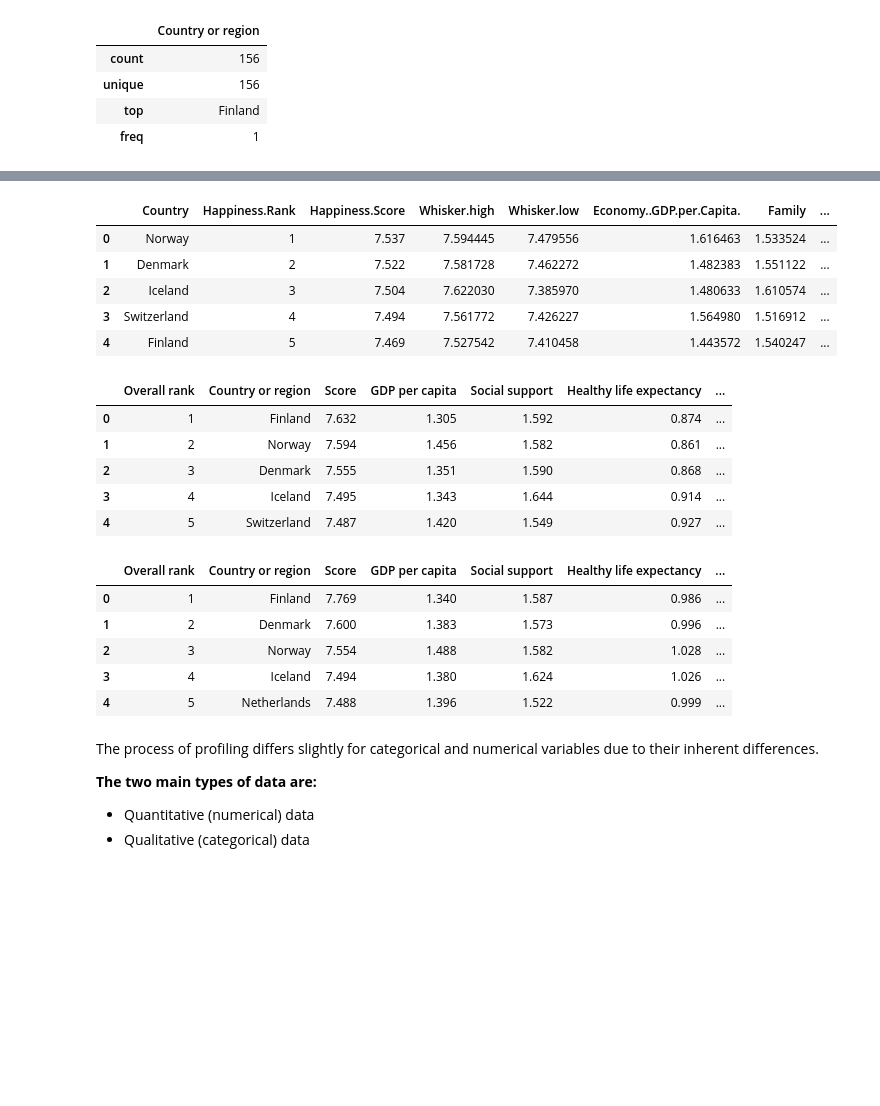
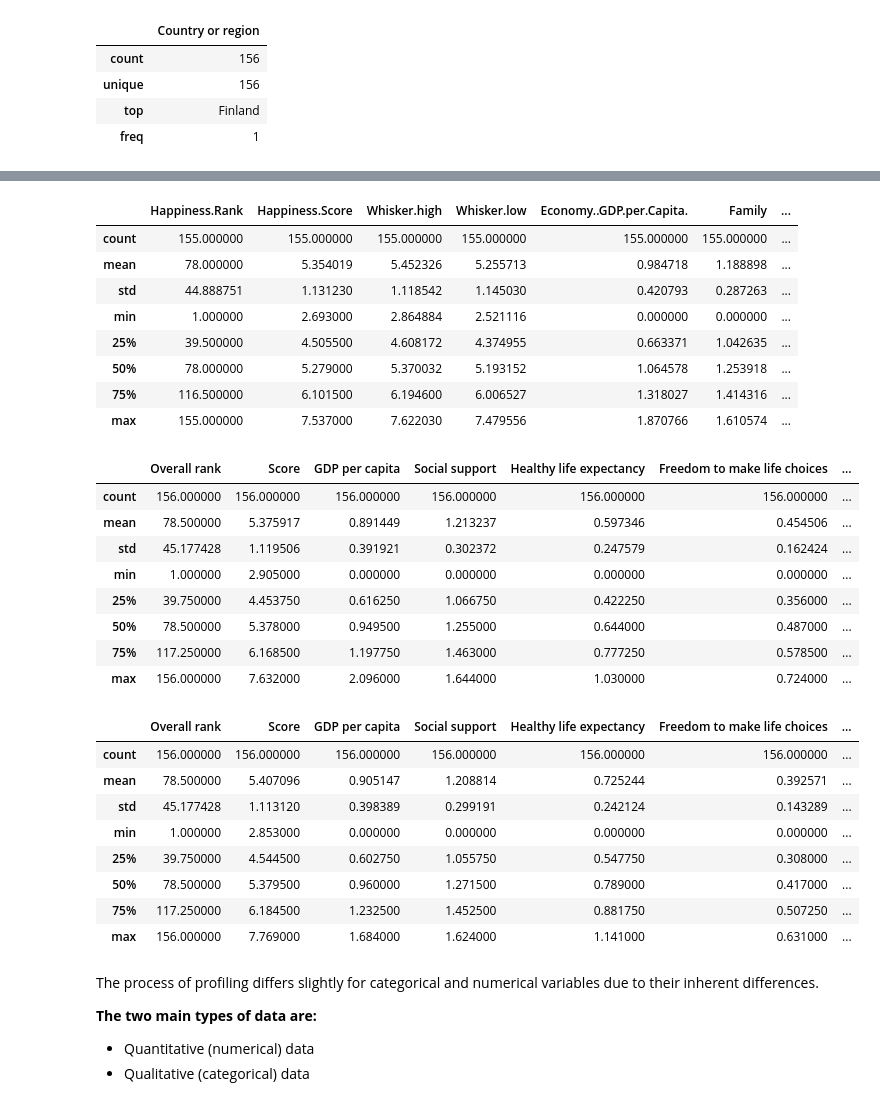
Before and after one commit to Tuwaiq-DS-ML-bootcamp-V-9/Usecase-2, a Jupyter notebook: EDA explain template.ipynb, the cells around one changed output, grey strips where cells are left out. Drawn from its saved outputs; the diff is of its cells as text; code cells hidden in the pictures; blank space fills up the shorter version.

```diff
--- a/EDA explain template.ipynb
+++ b/EDA explain template.ipynb
@@ -270,30 +345,42 @@ World_Happiness_df_2016.head()
 # %%
-World_Happiness_df_2017.head()
+# print the descriptive statistics summary for World_Happiness_df_2017 dataframe
+World_Happiness_df_2017.describe(include="number")
 # %% [output]
-|  | Country | Happiness.Rank | Happiness.Score | Whisker.high | Whisker.low | Economy..GDP.per.Capita. | Family | ... |
-| 0 | Norway | 1 | 7.537 | 7.594445 | 7.479556 | 1.616463 | 1.533524 | ... |
-| 1 | Denmark | 2 | 7.522 | 7.581728 | 7.462272 | 1.482383 | 1.551122 | ... |
-| 2 | Iceland | 3 | 7.504 | 7.622030 | 7.385970 | 1.480633 | 1.610574 | ... |
-| 3 | Switzerland | 4 | 7.494 | 7.561772 | 7.426227 | 1.564980 | 1.516912 | ... |
-| 4 | Finland | 5 | 7.469 | 7.527542 | 7.410458 | 1.443572 | 1.540247 | ... |
+|  | Happiness.Rank | Happiness.Score | Whisker.high | Whisker.low | Economy..GDP.per.Capita. | Family | ... |
+| count | 155.000000 | 155.000000 | 155.000000 | 155.000000 | 155.000000 | 155.000000 | ... |
+| mean | 78.000000 | 5.354019 | 5.452326 | 5.255713 | 0.984718 | 1.188898 | ... |
+| std | 44.888751 | 1.131230 | 1.118542 | 1.145030 | 0.420793 | 0.287263 | ... |
+| min | 1.000000 | 2.693000 | 2.864884 | 2.521116 | 0.000000 | 0.000000 | ... |
+| 25% | 39.500000 | 4.505500 | 4.608172 | 4.374955 | 0.663371 | 1.042635 | ... |
+| 50% | 78.000000 | 5.279000 | 5.370032 | 5.193152 | 1.064578 | 1.253918 | ... |
+| 75% | 116.500000 | 6.101500 | 6.194600 | 6.006527 | 1.318027 | 1.414316 | ... |
+| max | 155.000000 | 7.537000 | 7.622030 | 7.479556 | 1.870766 | 1.610574 | ... |
 # %%
-World_Happiness_df_2018.head()
+# print the descriptive statistics summary for World_Happiness_df_2018 dataframe
+World_Happiness_df_2018.describe(include="number")
 # %% [output]
-|  | Overall rank | Country or region | Score | GDP per capita | Social support | Healthy life expectancy | ... |
-| 0 | 1 | Finland | 7.632 | 1.305 | 1.592 | 0.874 | ... |
-| 1 | 2 | Norway | 7.594 | 1.456 | 1.582 | 0.861 | ... |
-| 2 | 3 | Denmark | 7.555 | 1.351 | 1.590 | 0.868 | ... |
-| 3 | 4 | Iceland | 7.495 | 1.343 | 1.644 | 0.914 | ... |
-| 4 | 5 | Switzerland | 7.487 | 1.420 | 1.549 | 0.927 | ... |
+|  | Overall rank | Score | GDP per capita | Social support | Healthy life expectancy | Freedom to make life choices | ... |
+| count | 156.000000 | 156.000000 | 156.000000 | 156.000000 | 156.000000 | 156.000000 | ... |
+| mean | 78.500000 | 5.375917 | 0.891449 | 1.213237 | 0.597346 | 0.454506 | ... |
+| std | 45.177428 | 1.119506 | 0.391921 | 0.302372 | 0.247579 | 0.162424 | ... |
+| min | 1.000000 | 2.905000 | 0.000000 | 0.000000 | 0.000000 | 0.000000 | ... |
+| 25% | 39.750000 | 4.453750 | 0.616250 | 1.066750 | 0.422250 | 0.356000 | ... |
+| 50% | 78.500000 | 5.378000 | 0.949500 | 1.255000 | 0.644000 | 0.487000 | ... |
+| 75% | 117.250000 | 6.168500 | 1.197750 | 1.463000 | 0.777250 | 0.578500 | ... |
+| max | 156.000000 | 7.632000 | 2.096000 | 1.644000 | 1.030000 | 0.724000 | ... |
 # %%
-World_Happiness_df_2019.head()
+# print the descriptive statistics summary for World_Happiness_df_2019 dataframe
+World_Happiness_df_2019.describe(include="number")
 # %% [output]
-|  | Overall rank | Country or region | Score | GDP per capita | Social support | Healthy life expectancy | ... |
-| 0 | 1 | Finland | 7.769 | 1.340 | 1.587 | 0.986 | ... |
-| 1 | 2 | Denmark | 7.600 | 1.383 | 1.573 | 0.996 | ... |
-| 2 | 3 | Norway | 7.554 | 1.488 | 1.582 | 1.028 | ... |
-| 3 | 4 | Iceland | 7.494 | 1.380 | 1.624 | 1.026 | ... |
-| 4 | 5 | Netherlands | 7.488 | 1.396 | 1.522 | 0.999 | ... |
+|  | Overall rank | Score | GDP per capita | Social support | Healthy life expectancy | Freedom to make life choices | ... |
+| count | 156.000000 | 156.000000 | 156.000000 | 156.000000 | 156.000000 | 156.000000 | ... |
+| mean | 78.500000 | 5.407096 | 0.905147 | 1.208814 | 0.725244 | 0.392571 | ... |
+| std | 45.177428 | 1.113120 | 0.398389 | 0.299191 | 0.242124 | 0.143289 | ... |
+| min | 1.000000 | 2.853000 | 0.000000 | 0.000000 | 0.000000 | 0.000000 | ... |
+| 25% | 39.750000 | 4.544500 | 0.602750 | 1.055750 | 0.547750 | 0.308000 | ... |
+| 50% | 78.500000 | 5.379500 | 0.960000 | 1.271500 | 0.789000 | 0.417000 | ... |
+| 75% | 117.250000 | 6.184500 | 1.232500 | 1.452500 | 0.881750 | 0.507250 | ... |
+| max | 156.000000 | 7.769000 | 1.684000 | 1.624000 | 1.141000 | 0.631000 | ... |
 # %% [markdown]
 The process of profiling differs slightly for categorical and numerical variables due to their inherent differences.
 
```
Also changed, not shown: parts of 57 cells of this notebook.
